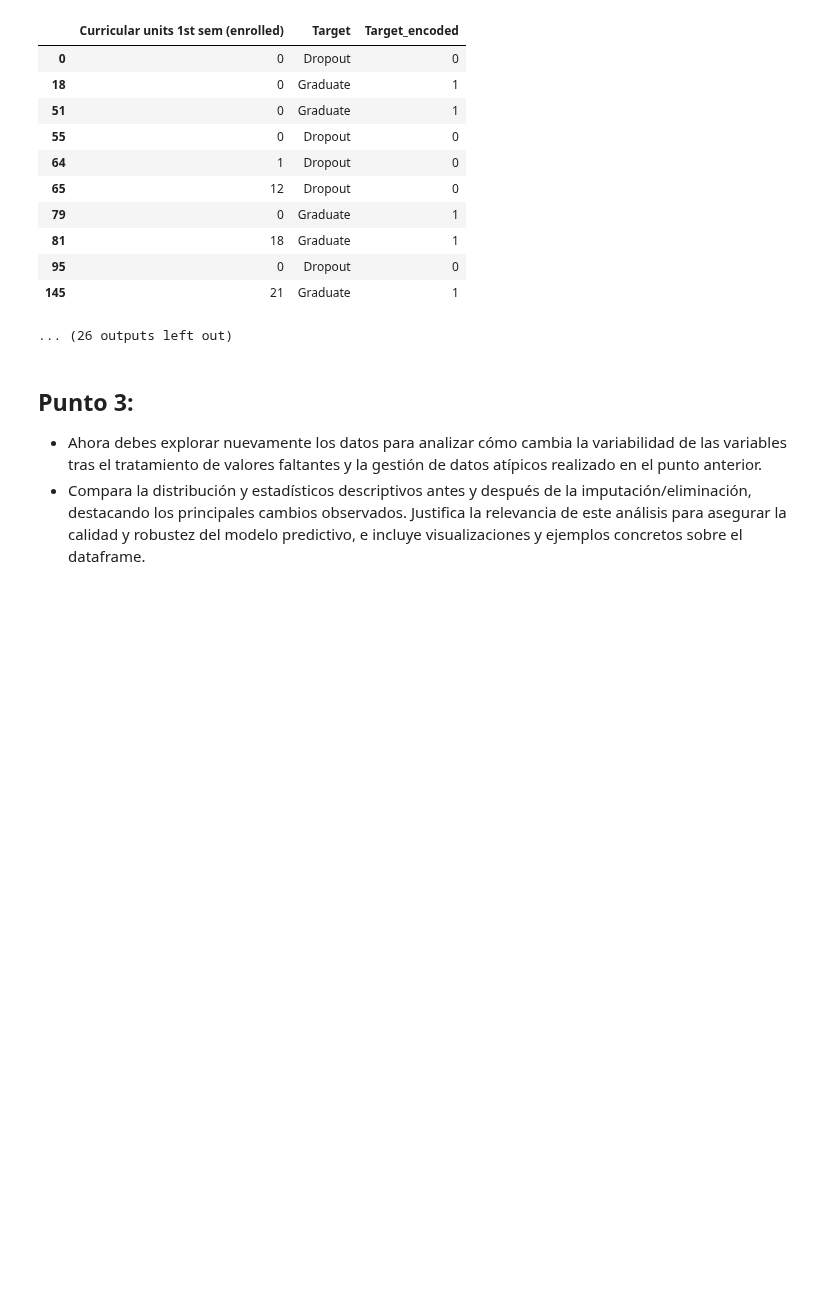
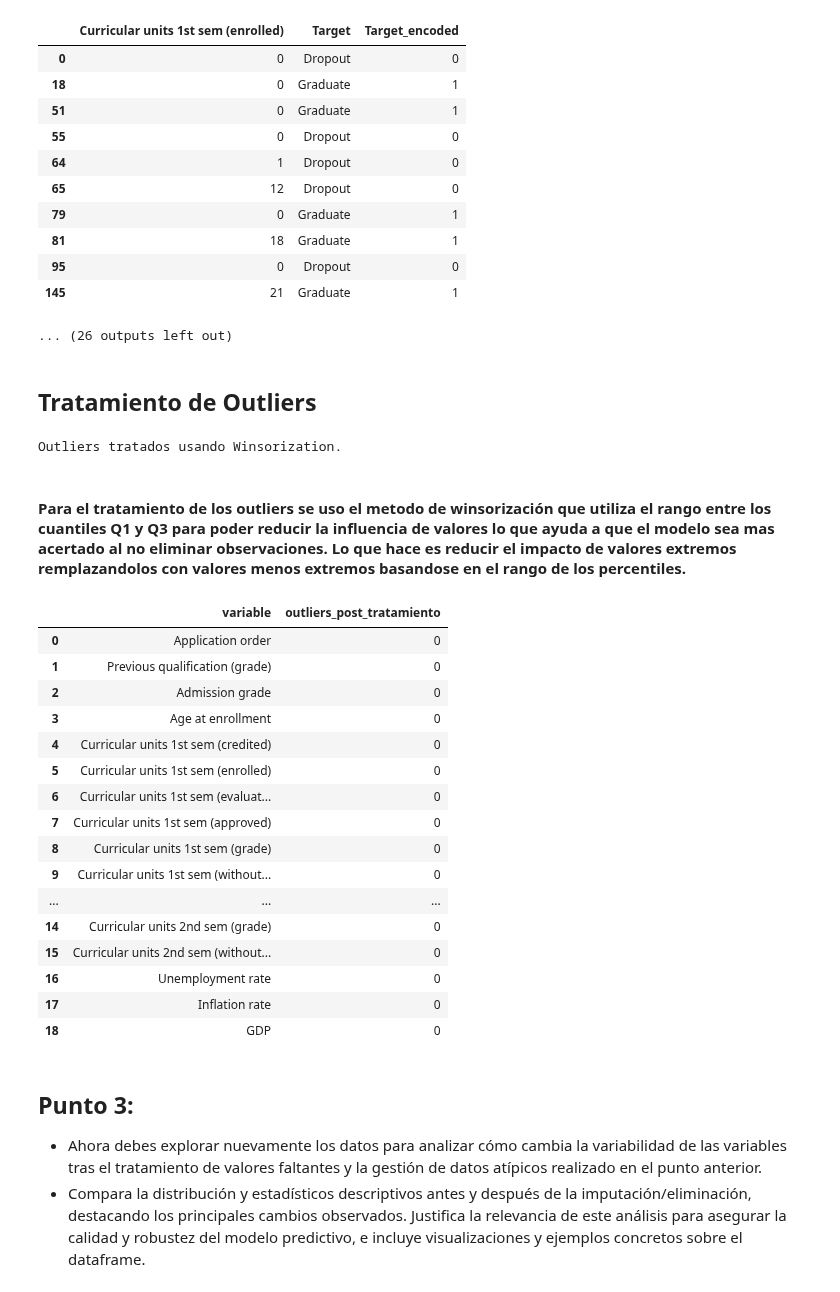
Before and after one commit to LeMarsito02/parcial1analitica, a Jupyter notebook: 01_Parcial_Desercion_(SantiagoPena_SofiaDaza).ipynb, the cells around one changed output. Drawn from its saved outputs; the diff is of its cells as text; code cells hidden in the pictures; blank space fills up the shorter version.

```diff
--- a/01_Parcial_Desercion_(SantiagoPena_SofiaDaza).ipynb
+++ b/01_Parcial_Desercion_(SantiagoPena_SofiaDaza).ipynb
@@ -669,3 +617,69 @@ for col in numeric_cols:
+# %% [markdown]
+## Tratamiento de Outliers
+# %%
+bounds = {}
+
+for col in numeric_cols:
+    s = pd.to_numeric(df[col], errors="coerce")
+
+    Q1 = s.quantile(0.25)
+    Q3 = s.quantile(0.75)
+
+    IQR = Q3 - Q1
+
+    lower = Q1 - 1.5 * IQR
+    upper = Q3 + 1.5 * IQR
+
+    # guardamos límites para el reporte
+    bounds[col] = (lower, upper)
+
+    # tratamiento
+    df[col] = s.clip(lower, upper)
+
+print("Outliers tratados usando Winsorization.")
+# %% [output]
+Outliers tratados usando Winsorization.
+# %% [markdown]
+#### Para el tratamiento de los outliers se uso el metodo de winsorización que utiliza el rango entre los cuantiles Q1 y Q3 para poder reducir la influencia de valores lo que ayuda a que el modelo sea mas acertado al no eliminar observaciones. Lo que hace es reducir el impacto de valores extremos remplazandolos con valores menos extremos basandose en el rango de los percentiles.
+# %%
+check_outliers = []
+
+for col in numeric_cols:
+    s = df[col]
+
+    Q1 = s.quantile(0.25)
+    Q3 = s.quantile(0.75)
+    IQR = Q3 - Q1
+
+    lower = Q1 - 1.5 * IQR
+    upper = Q3 + 1.5 * IQR
+
+    outliers = ((s < lower) | (s > upper)).sum()
+
+    check_outliers.append({
+        "variable": col,
+        "outliers_post_tratamiento": outliers
+    })
+
+pd.DataFrame(check_outliers)
+# %% [output]
+|  | variable | outliers_post_tratamiento |
+| 0 | Application order | 0 |
+| 1 | Previous qualification (grade) | 0 |
+| 2 | Admission grade | 0 |
+| 3 | Age at enrollment | 0 |
+| 4 | Curricular units 1st sem (credited) | 0 |
+| 5 | Curricular units 1st sem (enrolled) | 0 |
+| 6 | Curricular units 1st sem (evaluat... | 0 |
+| 7 | Curricular units 1st sem (approved) | 0 |
+| 8 | Curricular units 1st sem (grade) | 0 |
+| 9 | Curricular units 1st sem (without... | 0 |
+| ... | ... | ... |
+| 14 | Curricular units 2nd sem (grade) | 0 |
+| 15 | Curricular units 2nd sem (without... | 0 |
+| 16 | Unemployment rate | 0 |
+| 17 | Inflation rate | 0 |
+| 18 | GDP | 0 |
 # %% [markdown]
 ## Punto 3:
 
```
Also changed, not shown: parts of 14 cells of this notebook.
